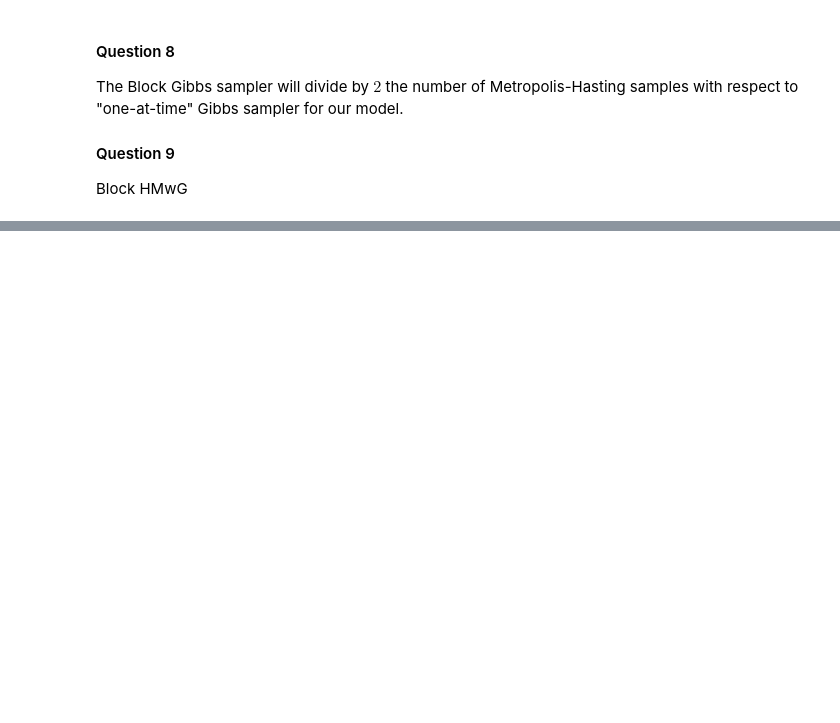
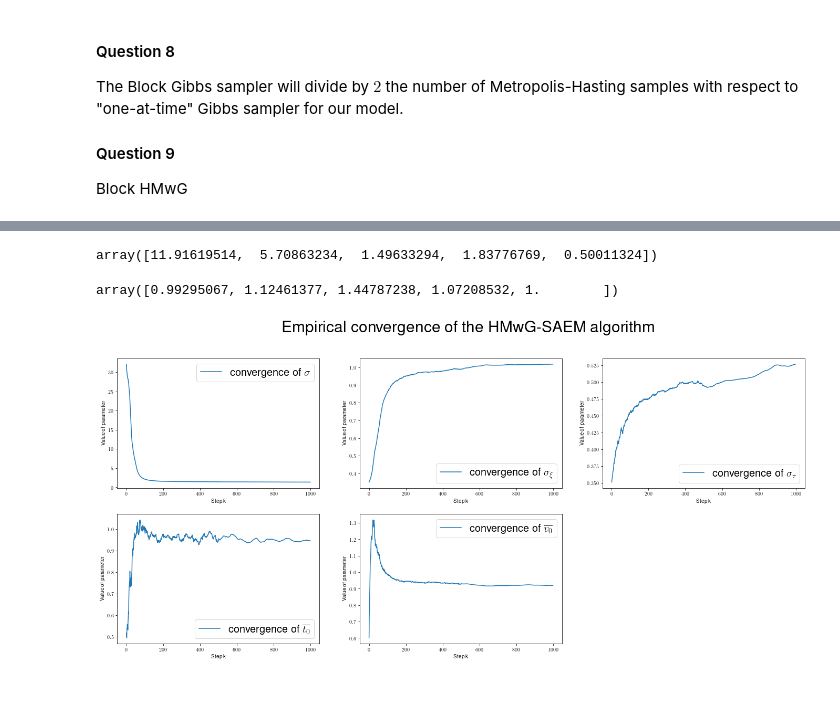
Before and after one commit to simonqueric/MVA, a Jupyter notebook: ComputationalStatistics/Lab3/TP3_Simon_Queric.ipynb, the cells around one changed output, grey strips where cells are left out. Cells and saved outputs as stored; diff of their text form; code cells hidden in the pictures; blank space fills up the shorter version.

```diff
--- a/ComputationalStatistics/Lab3/TP3_Simon_Queric.ipynb
+++ b/ComputationalStatistics/Lab3/TP3_Simon_Queric.ipynb
@@ -751,3 +807,48 @@ x, log_prob = block_mhwg(np.zeros(2*N+2), y, theta_true, n_iter=2, hm_iter=1000,
+# %%
+z0 = np.zeros(2*N+2)
+z0[0:2] = 1
+theta, _, parameters = hm_saem_block_gibbs(z0, np.ones(5), y, nb_iter = 5, hm_iter=100, sigma_prop=1e-1, n_burn_in=2, alpha=1)
+# %%
+theta
+# %% [output]
+array([11.91619514,  5.70863234,  1.49633294,  1.83776769,  0.50011324])
+# %%
+theta_true
+# %% [output]
+array([0.99295067, 1.12461377, 1.44787238, 1.07208532, 1.        ])
+# %%
+name_param = ["$\sigma$ ", r"$\sigma_{\xi}$", r"$\sigma_{\tau}$", r"$\overline{t_0}$", r"$\overline{v_0}$"]
+
+fig = plt.figure(figsize=(40, 10))
+t = 0.7
+mid =  t*fig.subplotpars.left + (1-t)*fig.subplotpars.right
+fig.suptitle("Empirical convergence of the HMwG-SAEM algorithm", fontsize=30, x=mid)
+
+gs = GridSpec(2, 5, width_ratios=[2, 2, 2, 2, 2])
+plt.rcParams.update({
+    "text.usetex": True,
+    "font.family": "sans-serif",
+    "font.sans-serif": "Helvetica",
+})
+
+axs = [
+    fig.add_subplot(gs[0, 0]),
+    fig.add_subplot(gs[0, 1]),
+    fig.add_subplot(gs[0, 2]),
+    fig.add_subplot(gs[1, 0]),
+    fig.add_subplot(gs[1, 1])
+]
+
+for i in range(len(theta)) :
+    q, r = i//3, i%3
+    axs[i].plot(param[:,i])
+    axs[i].set_xlabel("Step k")
+    axs[i].set_ylabel("Value of parameter")
+    axs[i].legend(["convergence of " + name_param[i]], fontsize=20)
+#plt.savefig('test.pdf')
+plt.show()
+# %% [output]
+[figure, added]
 # %% [markdown]
 ###
 # %% [markdown]
```
Also changed, not shown: parts of 27 cells of this notebook.
